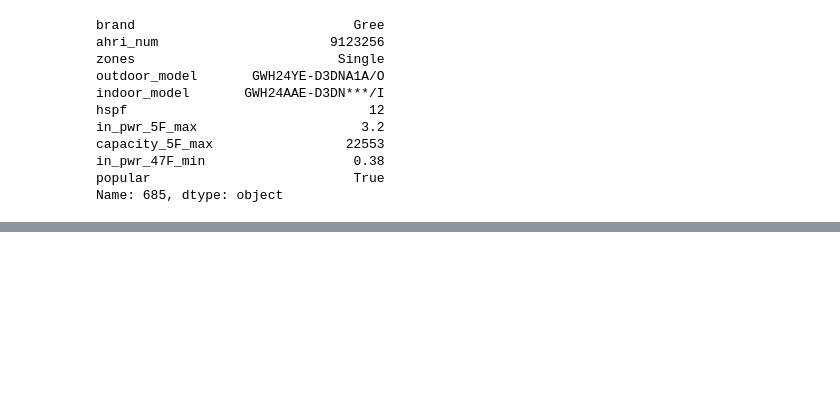
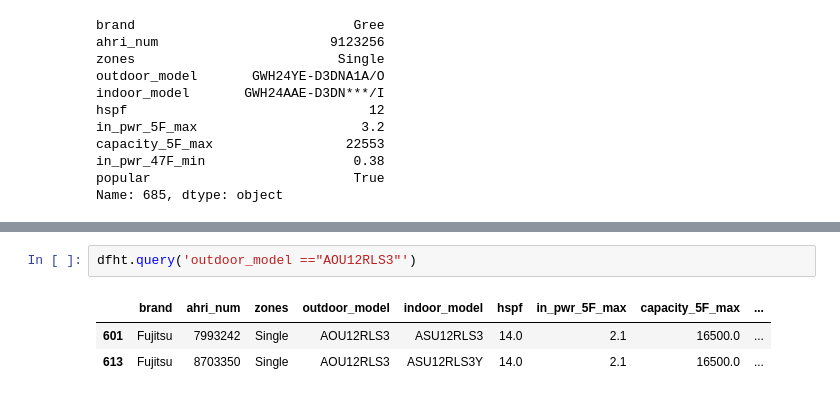
Before and after one commit to alanmitchell/heat-pump-calc, a Jupyter notebook: library_test.ipynb, the cells around one changed output, grey strips where cells are left out. Saved outputs shown, nothing was run; the diff lists cells and outputs as text; blank space fills up the shorter version.

```diff
--- a/library_test.ipynb
+++ b/library_test.ipynb
@@ -426,0 +464,6 @@ len(dfht.query('zones == "Single" and hspf >= 12.5'))
+# %%
+dfht.query('outdoor_model =="AOU12RLS3"')
+# %% [output]
+|  | brand | ahri_num | zones | outdoor_model | indoor_model | hspf | in_pwr_5F_max | capacity_5F_max | ... |
+| 601 | Fujitsu | 7993242 | Single | AOU12RLS3 | ASU12RLS3 | 14.0 | 2.1 | 16500.0 | ... |
+| 613 | Fujitsu | 8703350 | Single | AOU12RLS3 | ASU12RLS3Y | 14.0 | 2.1 | 16500.0 | ... |
```
Also changed, not shown: parts of 4 cells of this notebook, 3 other files.
